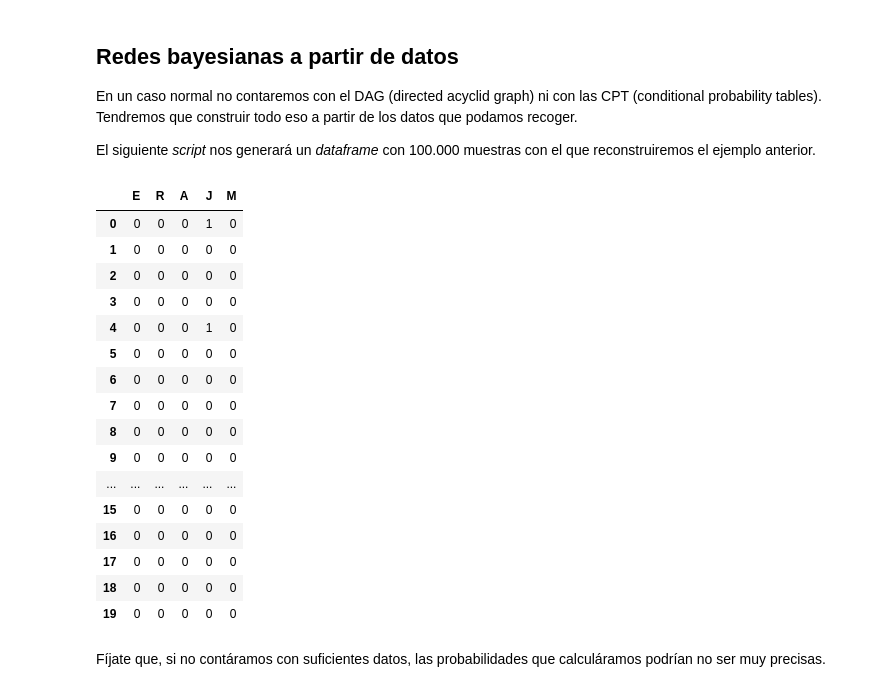
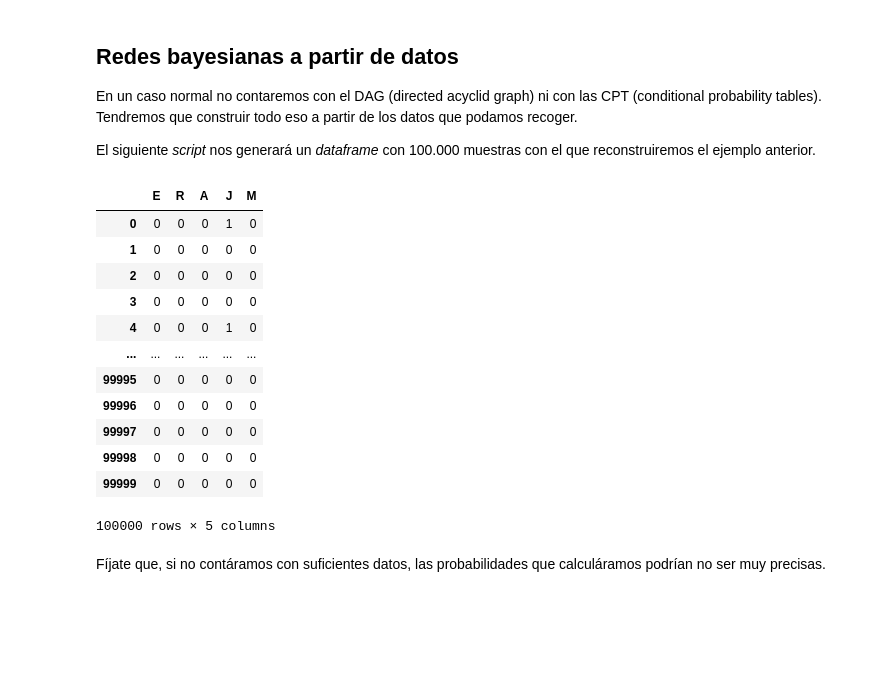
Before and after one commit to cayetanoguerra/cayetanoguerra.github.io, a Jupyter notebook: ia/nbpy/BayesianNetworks.ipynb, the cells around one changed output. Saved outputs shown, nothing was run; the diff lists cells and outputs as text; code cells hidden in the pictures; blank space fills up the shorter version.

```diff
--- a/ia/nbpy/BayesianNetworks.ipynb
+++ b/ia/nbpy/BayesianNetworks.ipynb
@@ -172,45 +172,41 @@ for e,r in zip(earthquake, robbery):
         a = np.random.choice(2, p=[0.71, 0.29])
     if e==1 and r==1:
         a = np.random.choice(2, p=[0.05, 0.95])
     alarm.append(a)
 
 juan = []
 maria = []
 
 for a in alarm:
     if a==0:
         j = np.random.choice(2, p=[0.95, 0.05])
         m = np.random.choice(2, p=[0.99, 0.01])
     if a==1:
         j = np.random.choice(2, p=[0.10, 0.90])
         m = np.random.choice(2, p=[0.30, 0.70])
     juan.append(j)
     maria.append(m)
 
 aux = np.stack((np.array(earthquake), np.array(robbery), np.array(alarm), np.array(juan), np.array(maria)), axis=0)
 samples = np.transpose(aux)
 
 df = pd.DataFrame(data=samples, columns=["E", "R", "A", "J", "M"])
 
-df.head(20)
+df
 # %% [output]
 |  | E | R | A | J | M |
 | 0 | 0 | 0 | 0 | 1 | 0 |
 | 1 | 0 | 0 | 0 | 0 | 0 |
 | 2 | 0 | 0 | 0 | 0 | 0 |
 | 3 | 0 | 0 | 0 | 0 | 0 |
 | 4 | 0 | 0 | 0 | 1 | 0 |
-| 5 | 0 | 0 | 0 | 0 | 0 |
-| 6 | 0 | 0 | 0 | 0 | 0 |
-| 7 | 0 | 0 | 0 | 0 | 0 |
-| 8 | 0 | 0 | 0 | 0 | 0 |
-| 9 | 0 | 0 | 0 | 0 | 0 |
 | ... | ... | ... | ... | ... | ... |
-| 15 | 0 | 0 | 0 | 0 | 0 |
-| 16 | 0 | 0 | 0 | 0 | 0 |
-| 17 | 0 | 0 | 0 | 0 | 0 |
-| 18 | 0 | 0 | 0 | 0 | 0 |
-| 19 | 0 | 0 | 0 | 0 | 0 |
+| 99995 | 0 | 0 | 0 | 0 | 0 |
+| 99996 | 0 | 0 | 0 | 0 | 0 |
+| 99997 | 0 | 0 | 0 | 0 | 0 |
+| 99998 | 0 | 0 | 0 | 0 | 0 |
+| 99999 | 0 | 0 | 0 | 0 | 0 |
+100000 rows × 5 columns
 # %% [markdown]
 Fíjate que, si no contáramos con suficientes datos, las probabilidades que calculáramos podrían no ser muy precisas.
 # %%
```
Also changed, not shown: 1 other file.
